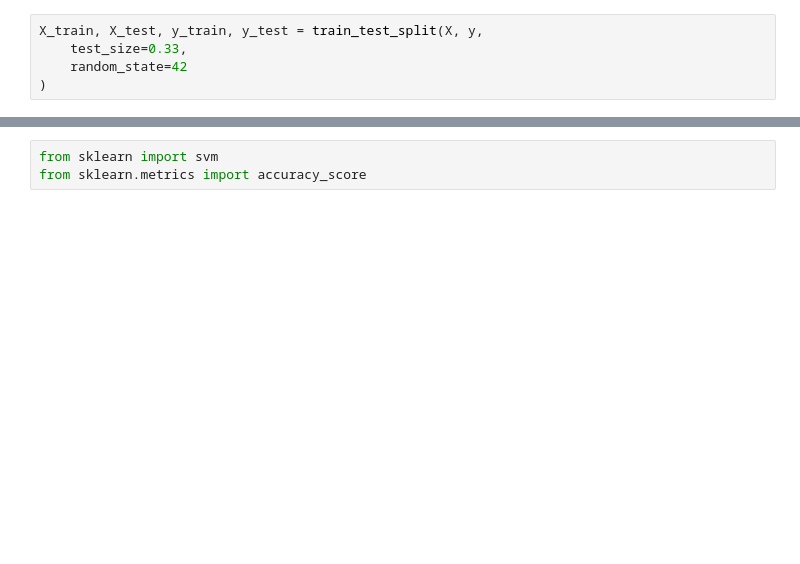
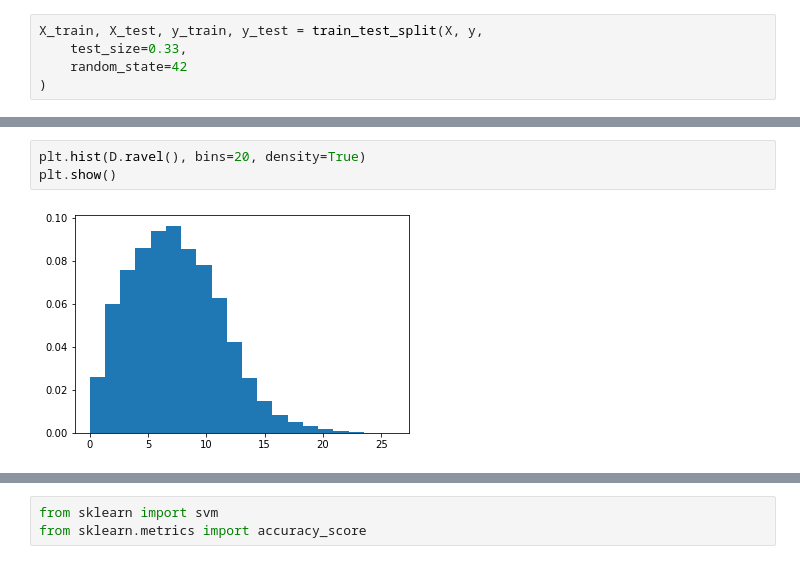
Before and after one commit to Deathn0t/offline-rl-641, a Jupyter notebook: notebooks/Supervised Learning on the Dataset_MC.ipynb, the cells around one changed output, grey strips where cells are left out. Cells and saved outputs as stored; diff of their text form; blank space fills up the shorter version.

```diff
--- a/notebooks/Supervised Learning on the Dataset_MC.ipynb
+++ b/notebooks/Supervised Learning on the Dataset_MC.ipynb
@@ -90,0 +259,5 @@ X_train, X_test, y_train, y_test = train_test_split(X, y,
+# %%
+plt.hist(D.ravel(), bins=20, density=True)
+plt.show()
+# %% [output]
+[figure, added]
```
Also changed, not shown: parts of 31 cells of this notebook, 4 other files.
